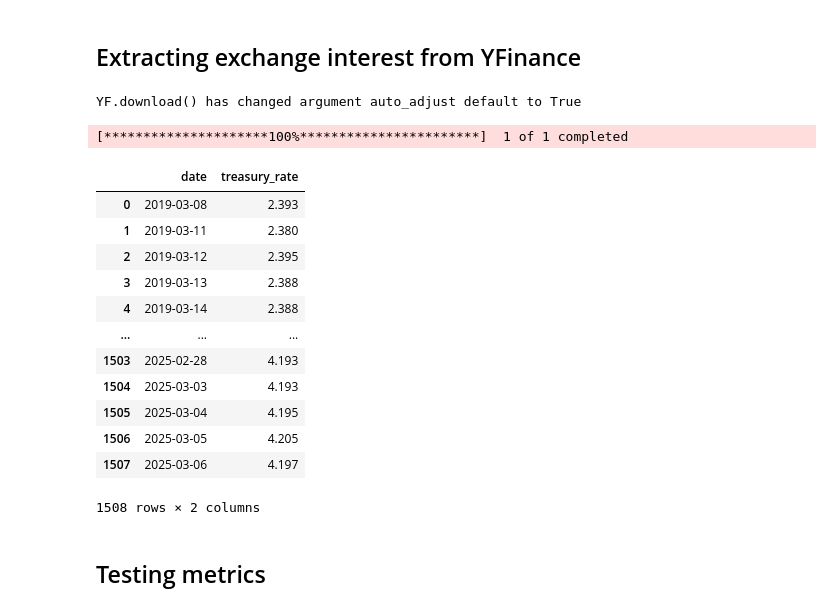
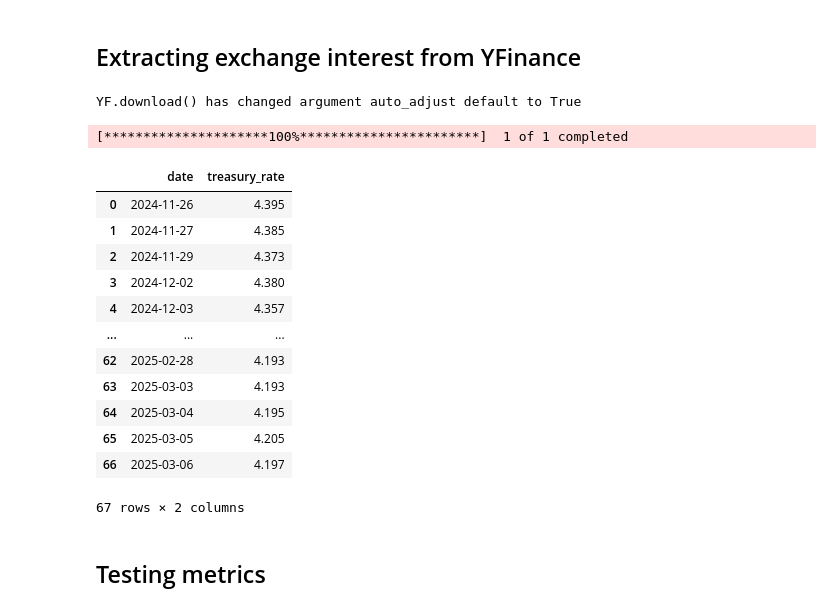
Before and after one commit to ianmm2d/QuantCryptoBot, a Jupyter notebook: run.ipynb, the cells around one changed output. Cells and saved outputs as stored; diff of their text form; code cells hidden in the pictures.

```diff
--- a/run.ipynb
+++ b/run.ipynb
@@ -5,10 +5,9 @@
 # %%
 from src.get_historical_data import get_historical_data
 
-df = get_historical_data(
-    coin='BTCUSDT',
-    lookback=365*6
-)
+LOOKBACK = 100
+
+df = get_historical_data(coin='BTCUSDT',lookback=LOOKBACK)
 df
 # %% [output]
 |  | date | BTCUSDT |
@@ -34,24 +33,24 @@ px.line(df, x='date', y='BTCUSDT')
 # %%
 from src.get_treasury_rate import get_treasury_rate
 
-df2 = get_treasury_rate(lookback=365*6)
+df2 = get_treasury_rate(lookback=LOOKBACK)
 df2
 # %% [output]
 YF.download() has changed argument auto_adjust default to True
 [*********************100%***********************]  1 of 1 completed
 |  | date | treasury_rate |
-| 0 | 2019-03-08 | 2.393 |
-| 1 | 2019-03-11 | 2.380 |
-| 2 | 2019-03-12 | 2.395 |
-| 3 | 2019-03-13 | 2.388 |
-| 4 | 2019-03-14 | 2.388 |
+| 0 | 2024-11-26 | 4.395 |
+| 1 | 2024-11-27 | 4.385 |
+| 2 | 2024-11-29 | 4.373 |
+| 3 | 2024-12-02 | 4.380 |
+| 4 | 2024-12-03 | 4.357 |
 | ... | ... | ... |
-| 1503 | 2025-02-28 | 4.193 |
-| 1504 | 2025-03-03 | 4.193 |
-| 1505 | 2025-03-04 | 4.195 |
-| 1506 | 2025-03-05 | 4.205 |
-| 1507 | 2025-03-06 | 4.197 |
+| 62 | 2025-02-28 | 4.193 |
+| 63 | 2025-03-03 | 4.193 |
+| 64 | 2025-03-04 | 4.195 |
+| 65 | 2025-03-05 | 4.205 |
+| 66 | 2025-03-06 | 4.197 |
-1508 rows × 2 columns
+67 rows × 2 columns
 # %% [markdown]
 ## Testing metrics
 # %%
```
Also changed, not shown: parts of 15 cells of this notebook, 1 other file.
